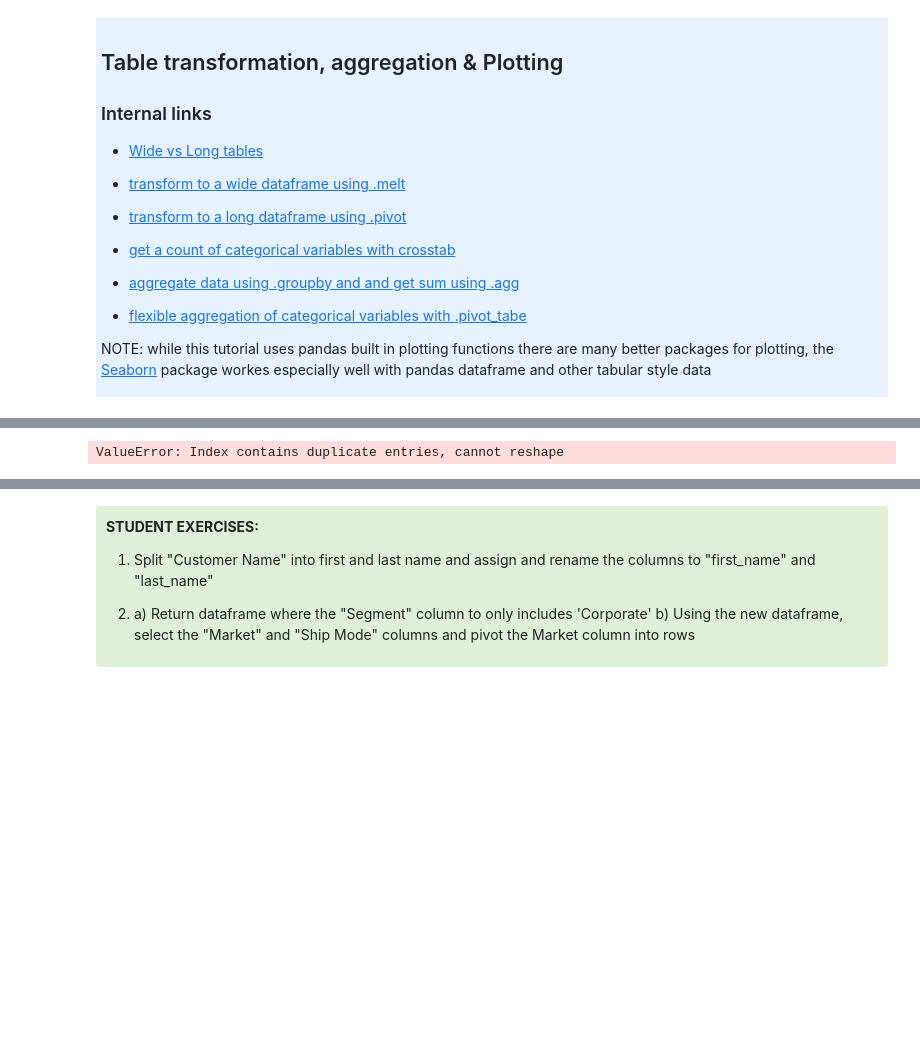
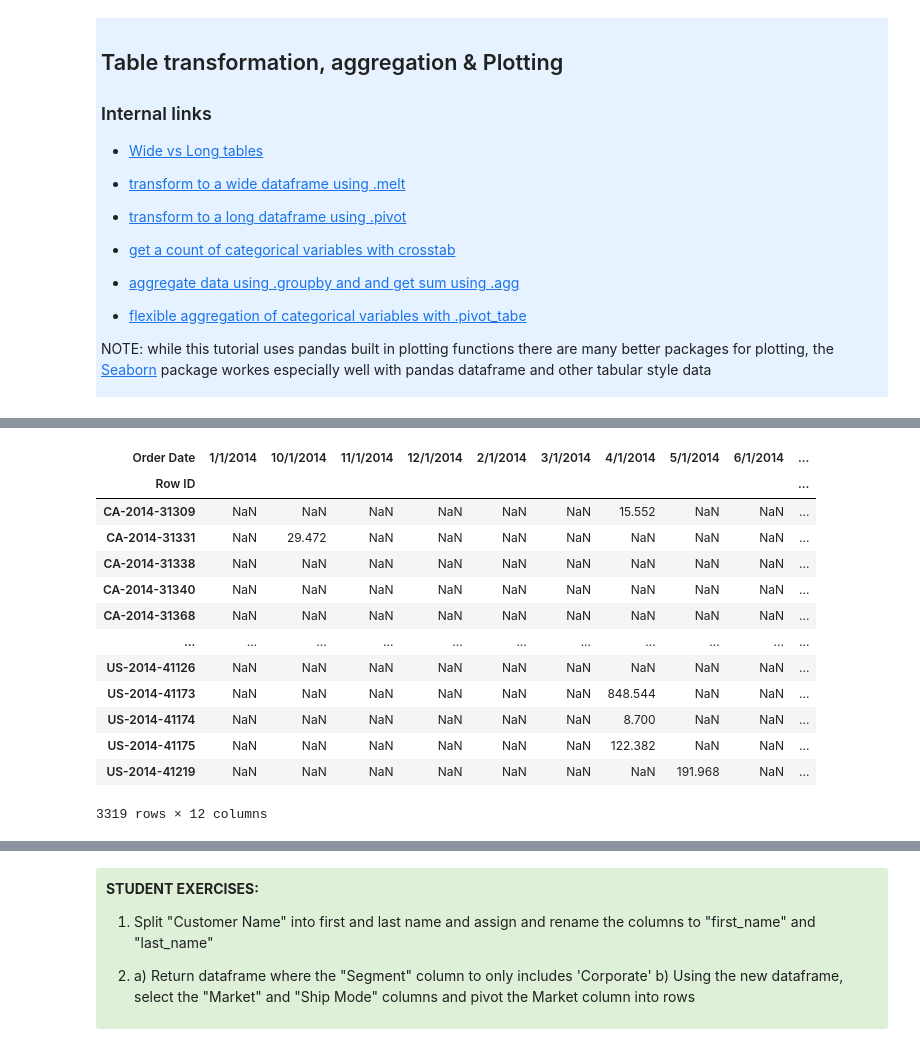
Before and after one commit to AllenInstitute/swdb_2022_python_bootcamp, a Jupyter notebook: PythonBootcamp/06_Introduction_to_Pandas.ipynb, the cells around one changed output, grey strips where cells are left out. Saved outputs shown, nothing was run; the diff lists cells and outputs as text; code cells hidden in the pictures; blank space fills up the shorter version.

```diff
--- a/PythonBootcamp/06_Introduction_to_Pandas.ipynb
+++ b/PythonBootcamp/06_Introduction_to_Pandas.ipynb
@@ -1298,11 +1344,25 @@ Parameters:
 # %%
 # get just the 'state' and 'Category' columns and turn the 'Category' column into rows
-USA_COGS_wide = usa_sales_long[['Order Date','City, State','COGS']].pivot(index = 'Order Date',
-                                                                           columns='City, State')
+USA_COGS_wide = usa_sales_long.pivot(index = ['Row ID'],
+                                     columns='Order Date',
+                                     values = 'Sales')
 
 # view the resulting dataframe.
 USA_COGS_wide
 # %% [output]
+| Order Date | 1/1/2014 | 10/1/2014 | 11/1/2014 | 12/1/2014 | 2/1/2014 | 3/1/2014 | 4/1/2014 | 5/1/2014 | 6/1/2014 | ... |
+| Row ID |  |  |  |  |  |  |  |  |  | ... |
+| CA-2014-31309 | NaN | NaN | NaN | NaN | NaN | NaN | 15.552 | NaN | NaN | ... |
+| CA-2014-31331 | NaN | 29.472 | NaN | NaN | NaN | NaN | NaN | NaN | NaN | ... |
+| CA-2014-31338 | NaN | NaN | NaN | NaN | NaN | NaN | NaN | NaN | NaN | ... |
+| CA-2014-31340 | NaN | NaN | NaN | NaN | NaN | NaN | NaN | NaN | NaN | ... |
+| CA-2014-31368 | NaN | NaN | NaN | NaN | NaN | NaN | NaN | NaN | NaN | ... |
+| ... | ... | ... | ... | ... | ... | ... | ... | ... | ... | ... |
+| US-2014-41126 | NaN | NaN | NaN | NaN | NaN | NaN | NaN | NaN | NaN | ... |
+| US-2014-41173 | NaN | NaN | NaN | NaN | NaN | NaN | 848.544 | NaN | NaN | ... |
+| US-2014-41174 | NaN | NaN | NaN | NaN | NaN | NaN | 8.700 | NaN | NaN | ... |
+| US-2014-41175 | NaN | NaN | NaN | NaN | NaN | NaN | 122.382 | NaN | NaN | ... |
+| US-2014-41219 | NaN | NaN | NaN | NaN | NaN | NaN | NaN | 191.968 | NaN | ... |
-ValueError: Index contains duplicate entries, cannot reshape
+3319 rows × 12 columns
 # %%
 usa_sales_long[['Order Date','City, State','COGS']]
```
Also changed, not shown: parts of 34 cells of this notebook.
